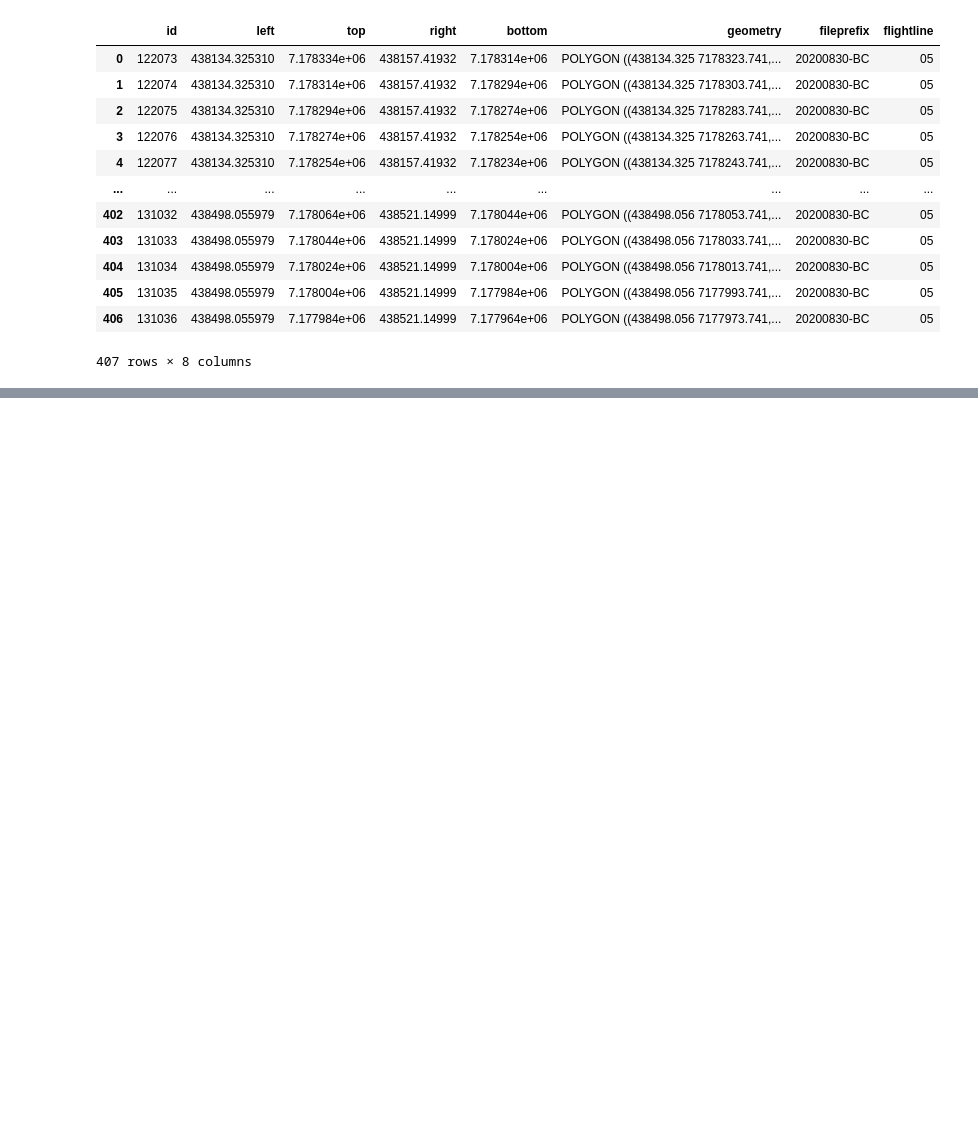
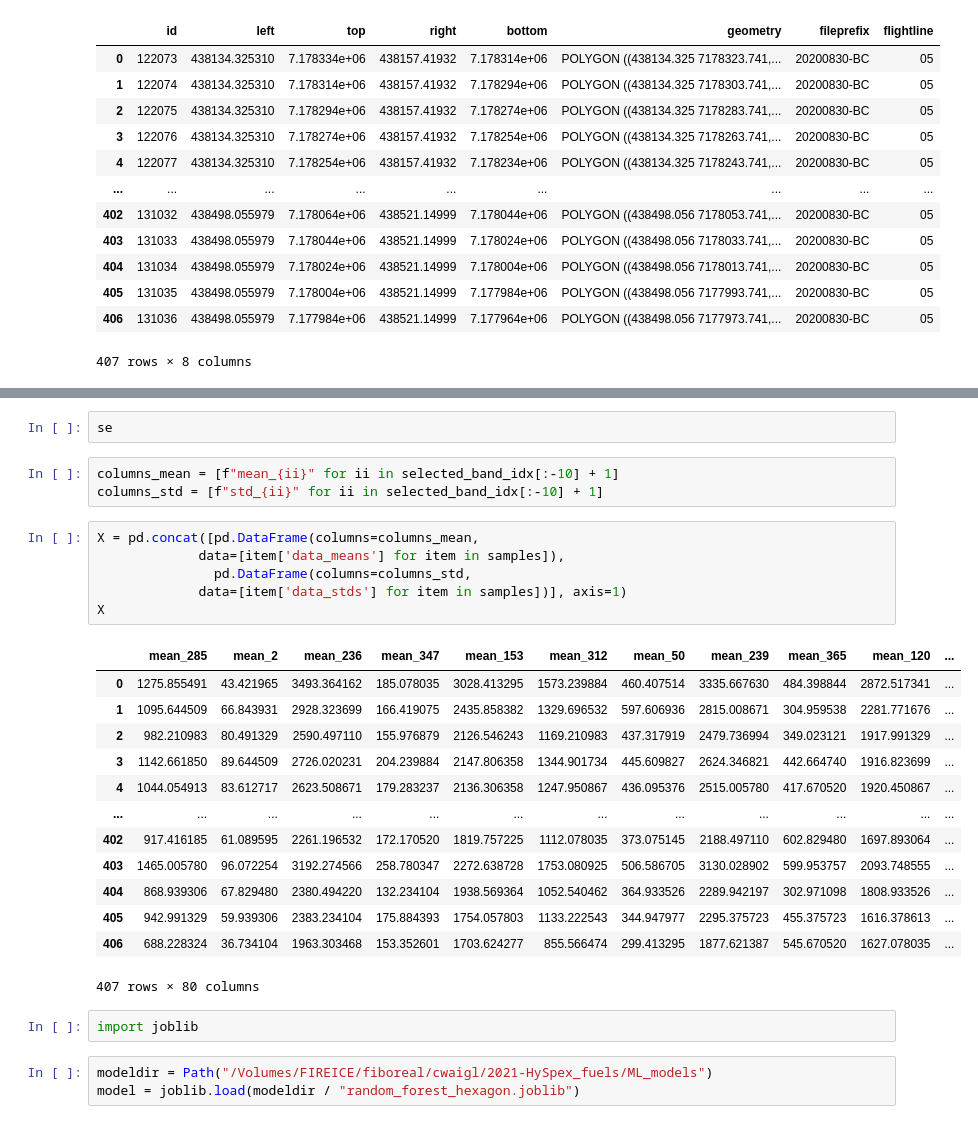
Before and after one commit to chryss/spectral_analysis, a Jupyter notebook: notebooks/hexagon_validation.ipynb, the cells around one changed output, grey strips where cells are left out. Cells and saved outputs as stored; diff of their text form; blank space fills up the shorter version.

```diff
--- a/notebooks/hexagon_validation.ipynb
+++ b/notebooks/hexagon_validation.ipynb
@@ -190,0 +220,30 @@ working on /Volumes/FIREICE/fihyper/cwaigl/20200830_BC/03_products/cropped_maske
+# %%
+se
+# %%
+columns_mean = [f"mean_{ii}" for ii in selected_band_idx[:-10] + 1]
+columns_std = [f"std_{ii}" for ii in selected_band_idx[:-10] + 1]
+# %%
+X = pd.concat([pd.DataFrame(columns=columns_mean,
+             data=[item['data_means'] for item in samples]),
+               pd.DataFrame(columns=columns_std,
+             data=[item['data_stds'] for item in samples])], axis=1)
+X
+# %% [output]
+|  | mean_285 | mean_2 | mean_236 | mean_347 | mean_153 | mean_312 | mean_50 | mean_239 | mean_365 | mean_120 | ... |
+| 0 | 1275.855491 | 43.421965 | 3493.364162 | 185.078035 | 3028.413295 | 1573.239884 | 460.407514 | 3335.667630 | 484.398844 | 2872.517341 | ... |
+| 1 | 1095.644509 | 66.843931 | 2928.323699 | 166.419075 | 2435.858382 | 1329.696532 | 597.606936 | 2815.008671 | 304.959538 | 2281.771676 | ... |
+| 2 | 982.210983 | 80.491329 | 2590.497110 | 155.976879 | 2126.546243 | 1169.210983 | 437.317919 | 2479.736994 | 349.023121 | 1917.991329 | ... |
+| 3 | 1142.661850 | 89.644509 | 2726.020231 | 204.239884 | 2147.806358 | 1344.901734 | 445.609827 | 2624.346821 | 442.664740 | 1916.823699 | ... |
+| 4 | 1044.054913 | 83.612717 | 2623.508671 | 179.283237 | 2136.306358 | 1247.950867 | 436.095376 | 2515.005780 | 417.670520 | 1920.450867 | ... |
+| ... | ... | ... | ... | ... | ... | ... | ... | ... | ... | ... | ... |
+| 402 | 917.416185 | 61.089595 | 2261.196532 | 172.170520 | 1819.757225 | 1112.078035 | 373.075145 | 2188.497110 | 602.829480 | 1697.893064 | ... |
+| 403 | 1465.005780 | 96.072254 | 3192.274566 | 258.780347 | 2272.638728 | 1753.080925 | 506.586705 | 3130.028902 | 599.953757 | 2093.748555 | ... |
+| 404 | 868.939306 | 67.829480 | 2380.494220 | 132.234104 | 1938.569364 | 1052.540462 | 364.933526 | 2289.942197 | 302.971098 | 1808.933526 | ... |
+| 405 | 942.991329 | 59.939306 | 2383.234104 | 175.884393 | 1754.057803 | 1133.222543 | 344.947977 | 2295.375723 | 455.375723 | 1616.378613 | ... |
+| 406 | 688.228324 | 36.734104 | 1963.303468 | 153.352601 | 1703.624277 | 855.566474 | 299.413295 | 1877.621387 | 545.670520 | 1627.078035 | ... |
+407 rows × 80 columns
+# %%
+import joblib
+# %%
+modeldir = Path("/Volumes/FIREICE/fiboreal/cwaigl/2021-HySpex_fuels/ML_models")
+model = joblib.load(modeldir / "random_forest_hexagon.joblib")
```
Also changed, not shown: parts of 8 cells of this notebook, 8 other files.
